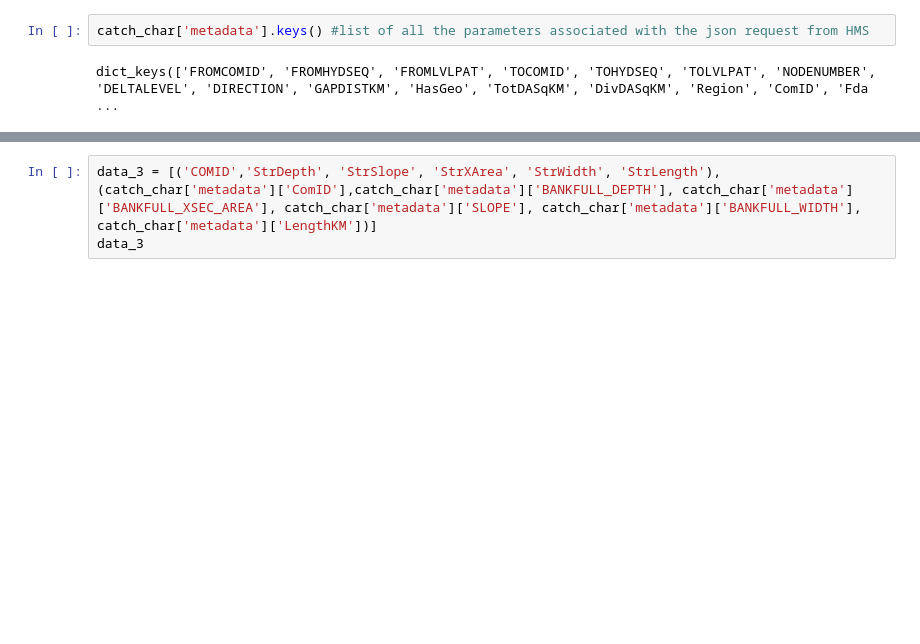
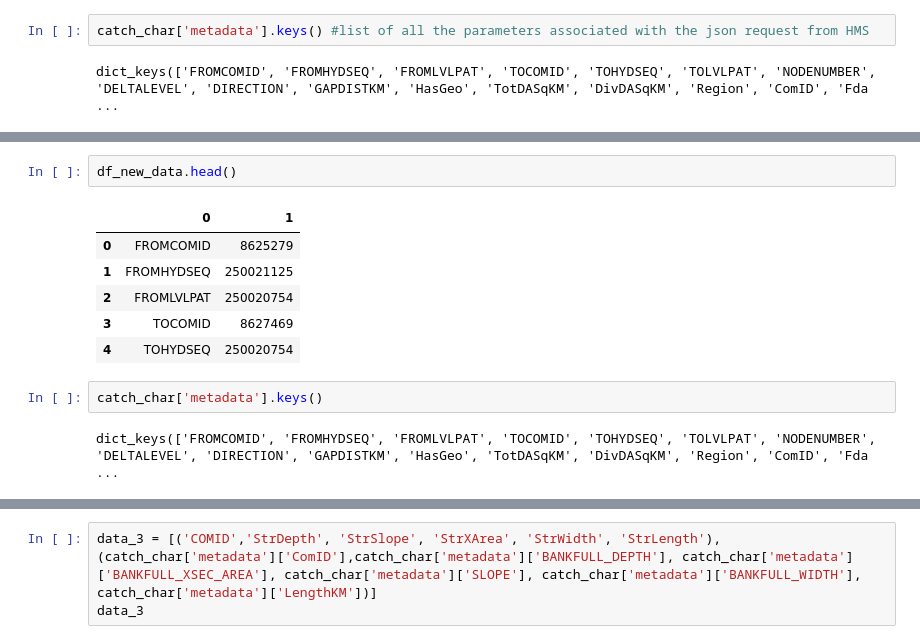
Before and after one commit to kvenable2011/053023_Back_Creek, a Jupyter notebook: HMS_COMIDLIST_CHARACTERISTICS_053023.ipynb, the cells around one changed output, grey strips where cells are left out. Cells and saved outputs as stored; diff of their text form; blank space fills up the shorter version.

```diff
--- a/HMS_COMIDLIST_CHARACTERISTICS_053023.ipynb
+++ b/HMS_COMIDLIST_CHARACTERISTICS_053023.ipynb
@@ -77,0 +165,13 @@ dict_keys(['FROMCOMID', 'FROMHYDSEQ', 'FROMLVLPAT', 'TOCOMID', 'TOHYDSEQ', 'TOLV
+# %%
+df_new_data.head()
+# %% [output]
+|  | 0 | 1 |
+| 0 | FROMCOMID | 8625279 |
+| 1 | FROMHYDSEQ | 250021125 |
+| 2 | FROMLVLPAT | 250020754 |
+| 3 | TOCOMID | 8627469 |
+| 4 | TOHYDSEQ | 250020754 |
+# %%
+catch_char['metadata'].keys()
+# %% [output]
+dict_keys(['FROMCOMID', 'FROMHYDSEQ', 'FROMLVLPAT', 'TOCOMID', 'TOHYDSEQ', 'TOLVLPAT', 'NODENUMBER', 'DELTALEVEL', 'DIRECTION', 'GAPDISTKM', 'HasGeo', 'TotDASqKM', 'DivDASqKM', 'Region', 'ComID', 'Fda ...
```
Also changed, not shown: parts of 32 cells of this notebook, 1 other file.
